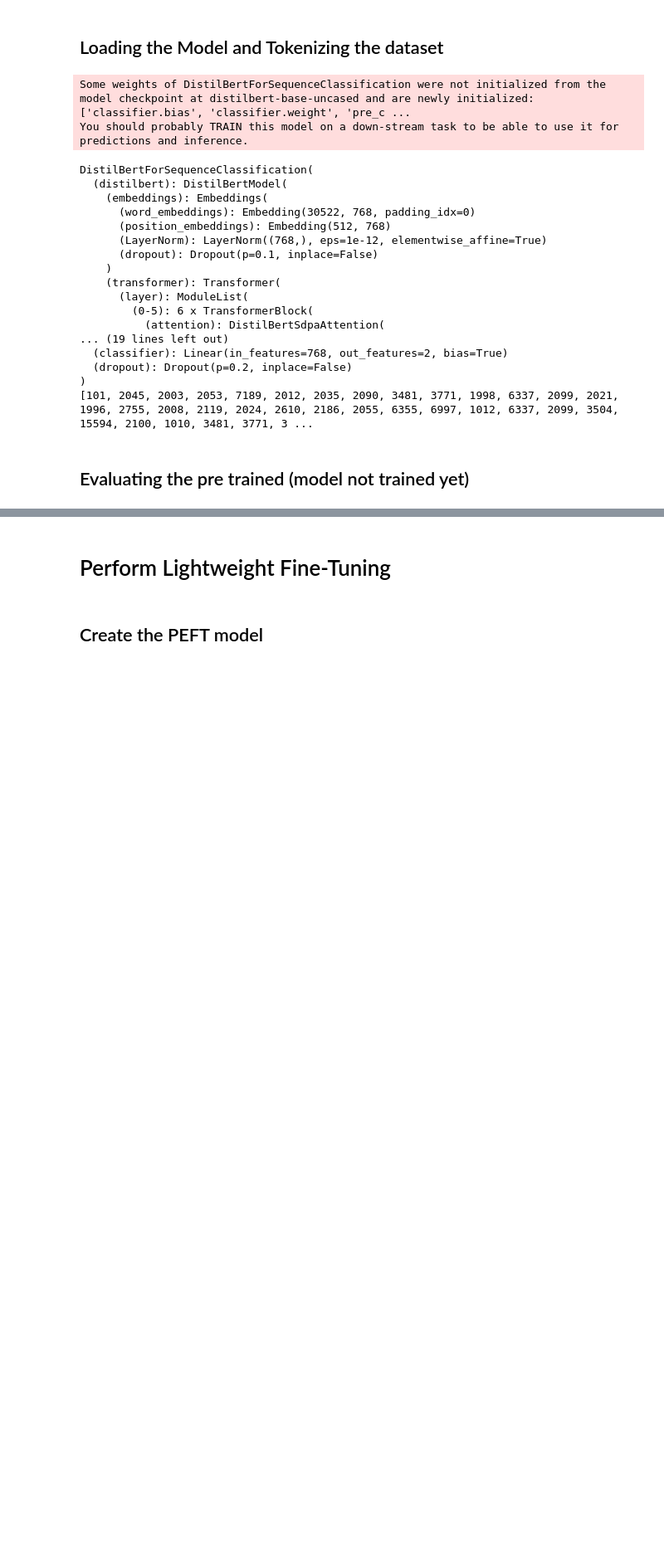
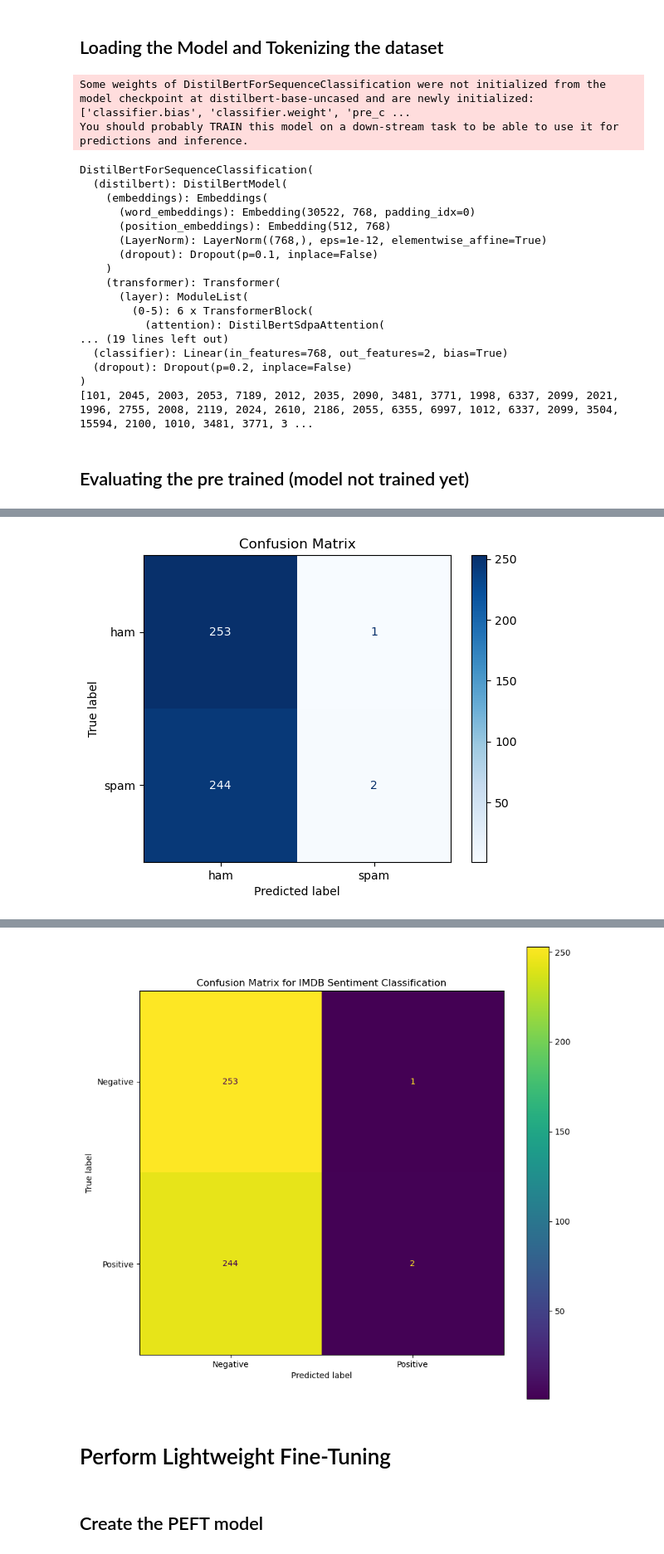
Before and after one commit to arielisaac/AI_udacity_class, a Jupyter notebook: project_1/LightweightFineTuning.ipynb, the cells around one changed output, grey strips where cells are left out. Shown at 83% size. Saved outputs shown, nothing was run; the diff lists cells and outputs as text; code cells hidden in the pictures; blank space fills up the shorter version.

```diff
--- a/project_1/LightweightFineTuning.ipynb
+++ b/project_1/LightweightFineTuning.ipynb
@@ -148,6 +160,7 @@ def return_model(model_name = "distilbert-base-uncased"):
     num_labels=2,
     id2label={0: "NEGATIVE", 1: "POSITIVE"},  # For converting predictions to strings
     label2id={"NEGATIVE": 0, "POSITIVE": 1},)
+    model.to(device)
     return model
 
 model = return_model()
@@ -196,13 +209,76 @@ DistilBertForSequenceClassification(
 # %% [markdown]
 ## Evaluating the pre trained (model not trained yet)
 # %%
+from sklearn.metrics import accuracy_score, f1_score,  precision_score, recall_score
+from sklearn.metrics import confusion_matrix, ConfusionMatrixDisplay
+import numpy as np
+import matplotlib.pyplot as plt
+
+labels = ["Negative", "Positive"]
+# 3.2 Evaluate base model before fine-tuning
+def evaluate_model(model, dataset_split, split_name="Test"):
+    print(f"\n{'='*40}")
+    print(f"Evaluating {split_name} Set")
+    print(f"{'='*40}")
+
+    # Define evaluation arguments
+    eval_args = TrainingArguments(
+        output_dir="./pre_fine_tuning_results",
+        report_to="none"  # Disable all logging integrations, including wandb
+    )
+
+    trainer = Trainer(
+        args=eval_args,
+        model=model,
+        data_collator=DataCollatorWithPadding(tokenizer=tokenizer),
+        processing_class=tokenizer
+    )
+
+    outputs = trainer.predict(dataset_split)
+    predictions = np.argmax(outputs.predictions, axis=1)
+    labels = outputs.label_ids
+
+    print(classification_report(labels, predictions, target_names=["ham", "spam"]))
+    plot_confusion_matrix(labels, predictions)
+
+def plot_confusion_matrix(y_true, y_pred):
+    cm = confusion_matrix(y_true, y_pred)
+    disp = ConfusionMatrixDisplay(confusion_matrix=cm,
+                               display_labels=["ham", "spam"])
+    disp.plot(cmap=plt.cm.Blues)
+    plt.title("Confusion Matrix")
+    plt.show()
+
+
+
+def compute_metrics(eval_pred):
+    predictions, labels = eval_pred
+    predictions = np.argmax(predictions, axis=1)
+    return {"accuracy": (predictions == labels).mean()}
+
+trainer = Trainer(
+    model=model,
+    args=TrainingArguments(
+        output_dir="./result-distilbert-base",
+        per_device_eval_batch_size=4,
+        report_to="none"
+    ),
+    eval_dataset=tokenized_ds["test"],
+    tokenizer=tokenizer,
+    data_collator=DataCollatorWithPadding(tokenizer=tokenizer),
+    compute_metrics=compute_metrics,
+)
+pre_finetune_eval = trainer.evaluate()
+print(pre_finetune_eval)
+
+# Pre-training evaluation on the tokenized dataset
+evaluate_model(model, tokenized_ds["test"], "Base Model")
+
+
 """
 My own version
 """
-from sklearn.metrics import accuracy_score, f1_score
-from sklearn.metrics import confusion_matrix, ConfusionMatrixDisplay
-import numpy as np
-import matplotlib.pyplot as plt
+
 
 # Make predictions
 predictions = []
@@ -211,8 +287,8 @@ true_labels = []
 with torch.no_grad():
     for i in range(len(tokenized_test)):
         inputs = {
-            "input_ids": torch.tensor(tokenized_test[i]["input_ids"]).unsqueeze(0),
-            "attention_mask": torch.tensor(tokenized_test[i]["attention_mask"]).unsqueeze(0),
+            "input_ids": torch.tensor(tokenized_test[i]["input_ids"]).unsqueeze(0).to(device),
+            "attention_mask": torch.tensor(tokenized_test[i]["attention_mask"]).unsqueeze(0).to(device),
         }
         outputs = model(**inputs)
         logits = outputs.logits
@@ -227,6 +303,7 @@ f1_result = f1_score(true_labels, predictions)
 print()
 print(f"Accuracy: {accuracy}")
 print(f"F1 result: {f1_result}")
+print(f"Recall: {recall_score(true_labels, predictions)}")
 
 
 # Calculate confusion matrix
@@ -239,3 +316,4 @@ fig, ax = plt.subplots(figsize=(10, 10))
 disp.plot(ax=ax)
 plt.title("Confusion Matrix for IMDB Sentiment Classification")
 plt.show()
+# %% [output]
@@ -241,0 +335 @@ plt.show()
+[figure, added]
@@ -242,3 +339,4 @@ plt.show()
+[figure, added]
 # %% [markdown]
 # Perform Lightweight Fine-Tuning
 # %% [markdown]
```
Also changed, not shown: parts of 10 cells of this notebook, 1 other file.
